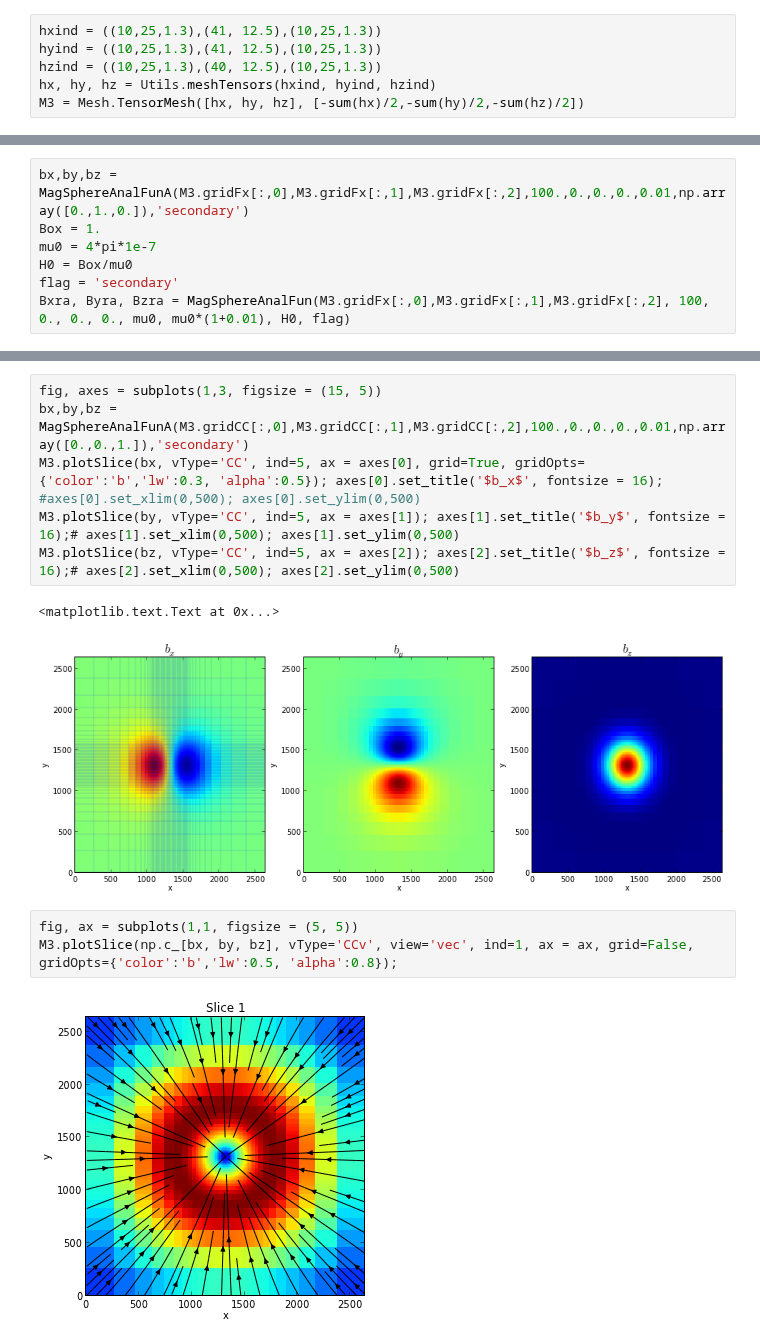
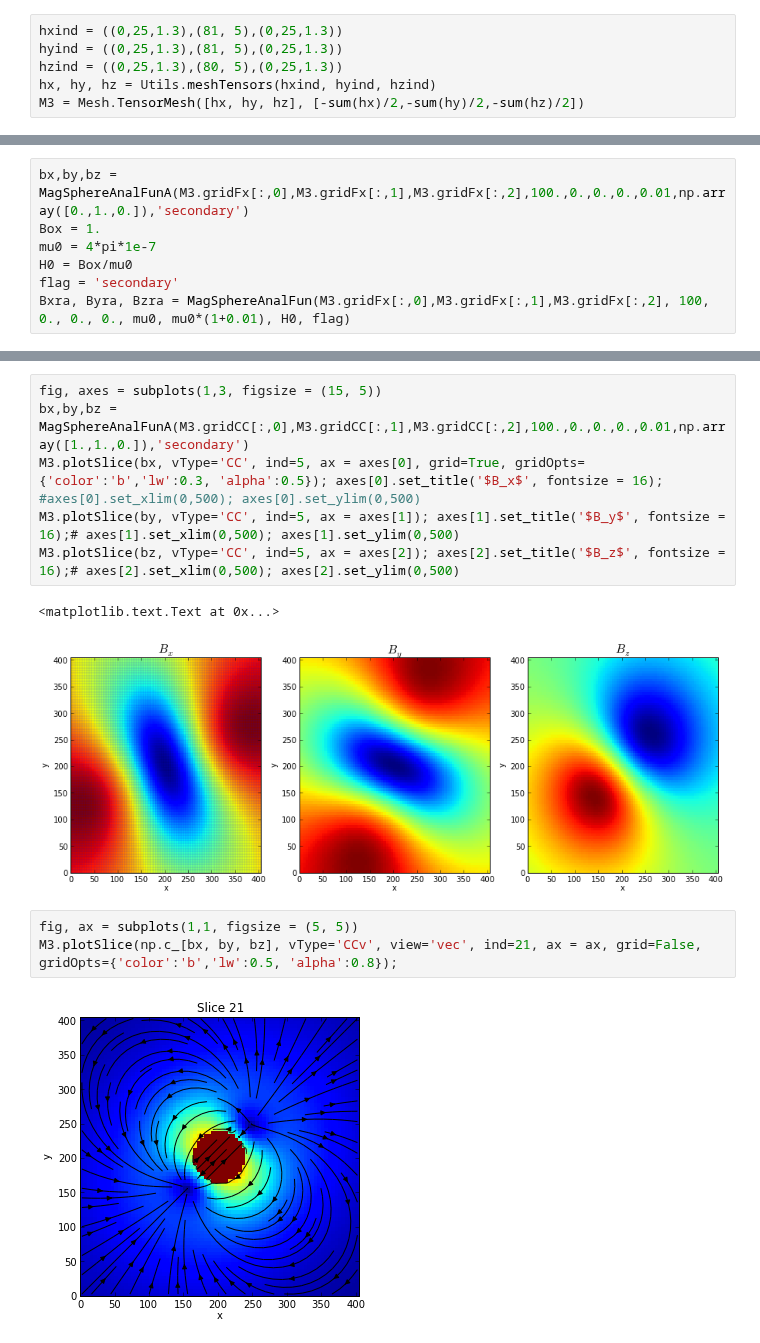
Before and after one commit to simpeg/simpeg, a Jupyter notebook: simpegPF/notebooks/Play_analytic_fun.ipynb, the cells around one changed output, grey strips where cells are left out. Saved outputs shown, nothing was run; the diff lists cells and outputs as text.

```diff
--- a/simpegPF/notebooks/Play_analytic_fun.ipynb
+++ b/simpegPF/notebooks/Play_analytic_fun.ipynb
@@ -8,8 +5,8 @@ Warning: upgrade your scipy to 0.13.0
 Populating the interactive namespace from numpy and matplotlib
 # %%
-hxind = ((10,25,1.3),(41, 12.5),(10,25,1.3))
-hyind = ((10,25,1.3),(41, 12.5),(10,25,1.3))
-hzind = ((10,25,1.3),(40, 12.5),(10,25,1.3))
+hxind = ((0,25,1.3),(81, 5),(0,25,1.3))
+hyind = ((0,25,1.3),(81, 5),(0,25,1.3))
+hzind = ((0,25,1.3),(80, 5),(0,25,1.3))
 hx, hy, hz = Utils.meshTensors(hxind, hyind, hzind)
 M3 = Mesh.TensorMesh([hx, hy, hz], [-sum(hx)/2,-sum(hy)/2,-sum(hz)/2])
 # %%
@@ -29,14 +26,14 @@ colorbar(M3.plotImage(Bxra, imageType='Fx'))
 # %%
 fig, axes = subplots(1,3, figsize = (15, 5))
-bx,by,bz = MagSphereAnalFunA(M3.gridCC[:,0],M3.gridCC[:,1],M3.gridCC[:,2],100.,0.,0.,0.,0.01,np.array([0.,0.,1.]),'secondary')
-M3.plotSlice(bx, vType='CC', ind=5, ax = axes[0], grid=True, gridOpts={'color':'b','lw':0.3, 'alpha':0.5}); axes[0].set_title('$b_x$', fontsize = 16); #axes[0].set_xlim(0,500); axes[0].set_ylim(0,500)
-M3.plotSlice(by, vType='CC', ind=5, ax = axes[1]); axes[1].set_title('$b_y$', fontsize = 16);# axes[1].set_xlim(0,500); axes[1].set_ylim(0,500)
-M3.plotSlice(bz, vType='CC', ind=5, ax = axes[2]); axes[2].set_title('$b_z$', fontsize = 16);# axes[2].set_xlim(0,500); axes[2].set_ylim(0,500)
+bx,by,bz = MagSphereAnalFunA(M3.gridCC[:,0],M3.gridCC[:,1],M3.gridCC[:,2],100.,0.,0.,0.,0.01,np.array([1.,1.,0.]),'secondary')
+M3.plotSlice(bx, vType='CC', ind=5, ax = axes[0], grid=True, gridOpts={'color':'b','lw':0.3, 'alpha':0.5}); axes[0].set_title('$B_x$', fontsize = 16); #axes[0].set_xlim(0,500); axes[0].set_ylim(0,500)
+M3.plotSlice(by, vType='CC', ind=5, ax = axes[1]); axes[1].set_title('$B_y$', fontsize = 16);# axes[1].set_xlim(0,500); axes[1].set_ylim(0,500)
+M3.plotSlice(bz, vType='CC', ind=5, ax = axes[2]); axes[2].set_title('$B_z$', fontsize = 16);# axes[2].set_xlim(0,500); axes[2].set_ylim(0,500)
 # %% [output]
 <matplotlib.text.Text at 0x...>
-[figure, old version]
+[figure, new version]
 # %%
 fig, ax = subplots(1,1, figsize = (5, 5))
-M3.plotSlice(np.c_[bx, by, bz], vType='CCv', view='vec', ind=1, ax = ax, grid=False, gridOpts={'color':'b','lw':0.5, 'alpha':0.8});
+M3.plotSlice(np.c_[bx, by, bz], vType='CCv', view='vec', ind=21, ax = ax, grid=False, gridOpts={'color':'b','lw':0.5, 'alpha':0.8});
 # %% [output]
-[figure, old version]
+[figure, new version]
```
Also changed, not shown: parts of 3 cells of this notebook, 7 other files.
